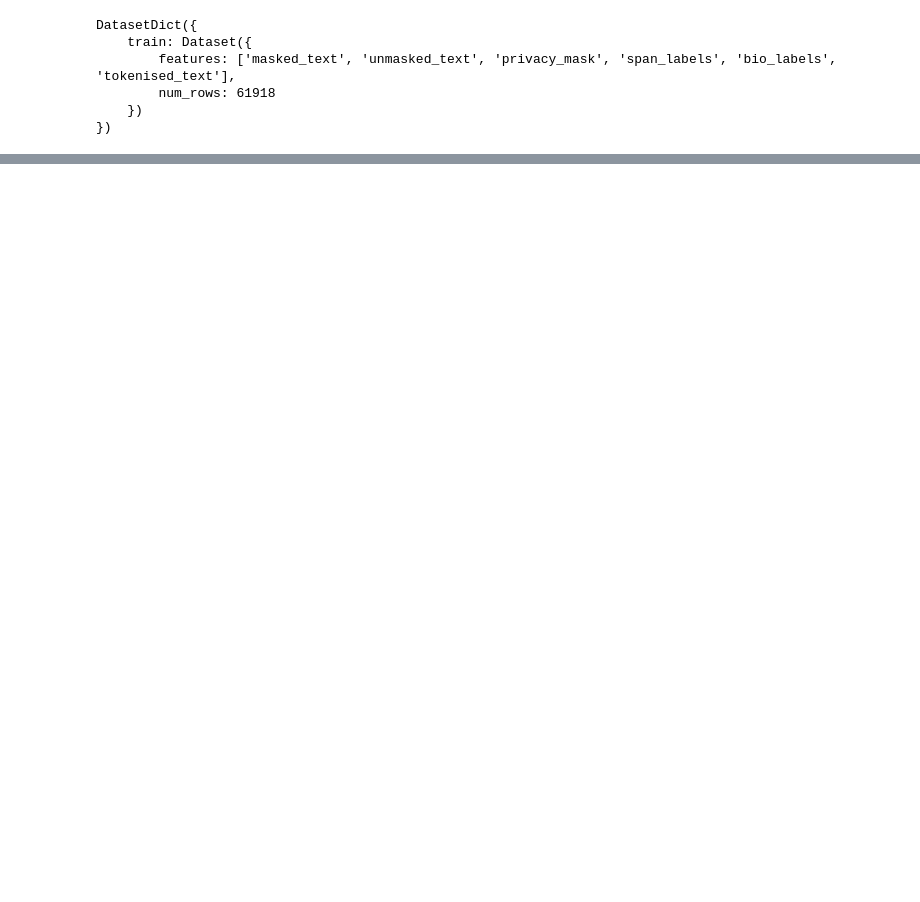
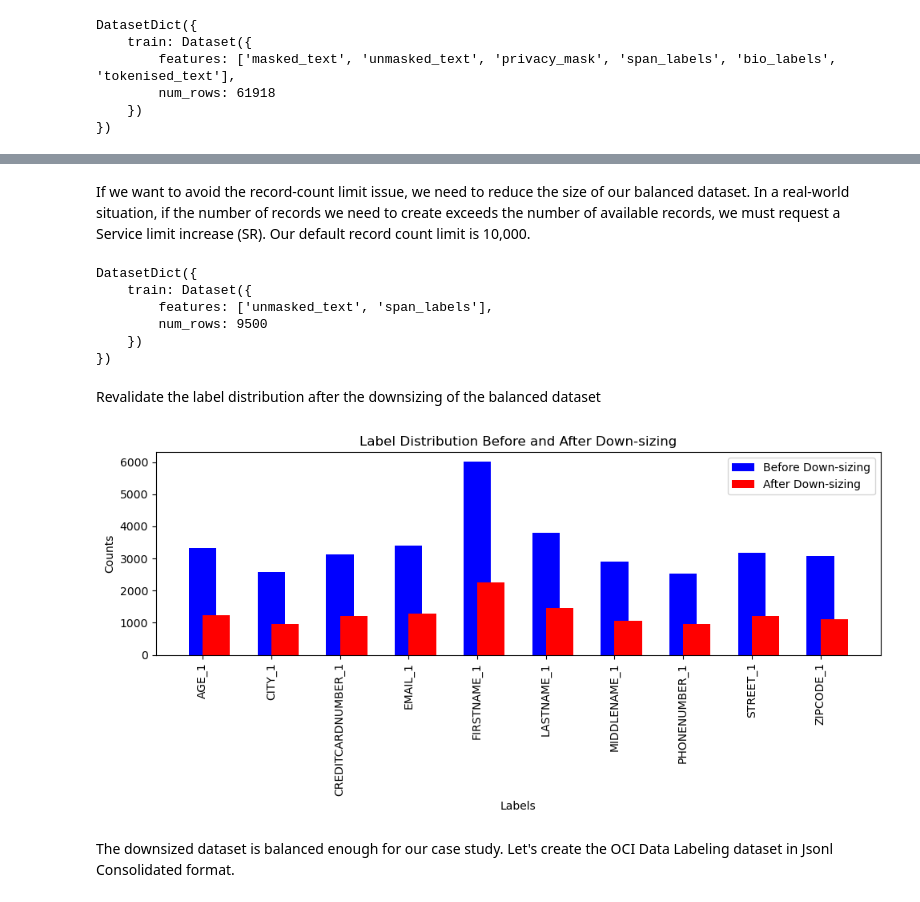
Before and after one commit to john-doe-typica-ai/nlp-on-oci, a Jupyter notebook: chapt-5/prepare_dataset.ipynb, the cells around one changed output, grey strips where cells are left out. Cells and saved outputs as stored; diff of their text form; code cells hidden in the pictures; blank space fills up the shorter version.

```diff
--- a/chapt-5/prepare_dataset.ipynb
+++ b/chapt-5/prepare_dataset.ipynb
@@ -107,3 +304,30 @@ Dataset({
+# %% [markdown]
+If we want to avoid the record-count limit issue, we need to reduce the size of our balanced dataset. In a real-world situation, if the number of records we need to create exceeds the number of available records, we must request a Service limit increase (SR). Our default record count limit is 10,000.
+# %%
+small_balanced_dataset = balanced_dataset["train"].select(range(0,9500))
+small_balanced_dataset = DatasetDict({
+    'train': small_balanced_dataset
+  })
+small_balanced_dataset
+# %% [output]
+DatasetDict({
+    train: Dataset({
+        features: ['unmasked_text', 'span_labels'],
+        num_rows: 9500
+    })
+})
+# %% [markdown]
+Revalidate the label distribution after the downsizing of the balanced dataset
+# %%
+# Recalculate the new label counts
+small_ds_label_counts = count_labels(small_balanced_dataset)
+
+# plot the new label distribution
+plot_distributions(new_label_counts, small_ds_label_counts, "Down-sizing")  # Plot the label counts
+# %% [output]
+[figure, added]
+# %% [markdown]
+The downsized dataset is balanced enough for our case study. Let's create the OCI Data Labeling dataset in Jsonl Consolidated format.
 # %%
 import oci
 from datasets import load_dataset
```
Also changed, not shown: parts of 46 cells of this notebook, 1 other file.
